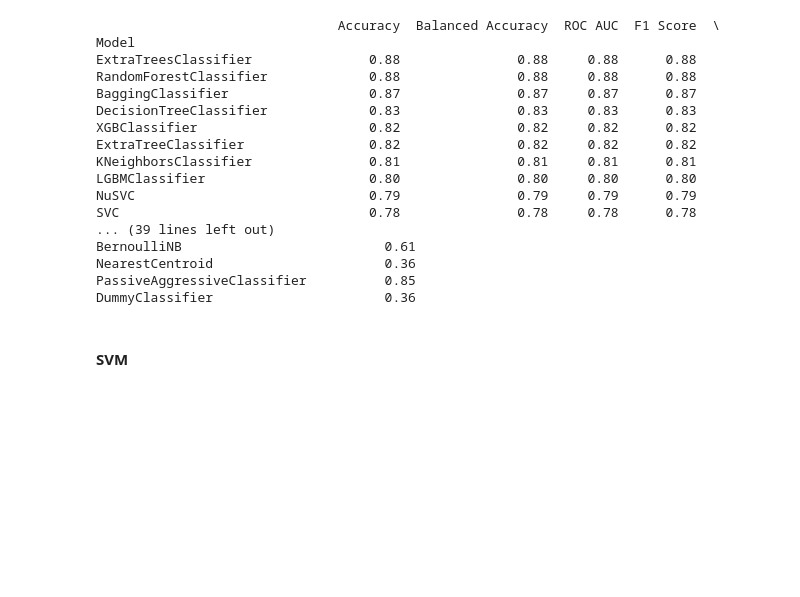
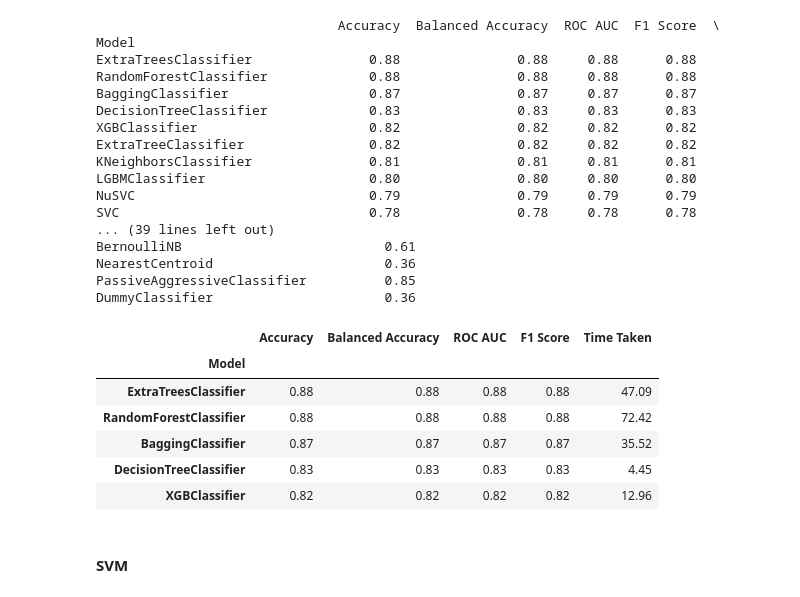
Before and after one commit to andresdlRoca/Guardian_Virtual, a Jupyter notebook: scripts/dev/url_detection.ipynb, the cells around one changed output. Cells and saved outputs as stored; diff of their text form; code cells hidden in the pictures; blank space fills up the shorter version.

```diff
--- a/scripts/dev/url_detection.ipynb
+++ b/scripts/dev/url_detection.ipynb
@@ -497,6 +497,17 @@ BernoulliNB                          0.61
 NearestCentroid                      0.36
 PassiveAggressiveClassifier          0.85
 DummyClassifier                      0.36
+# %%
+# Show the top 5 models
+models.head(5)
+# %% [output]
+|  | Accuracy | Balanced Accuracy | ROC AUC | F1 Score | Time Taken |
+| Model |  |  |  |  |  |
+| ExtraTreesClassifier | 0.88 | 0.88 | 0.88 | 0.88 | 47.09 |
+| RandomForestClassifier | 0.88 | 0.88 | 0.88 | 0.88 | 72.42 |
+| BaggingClassifier | 0.87 | 0.87 | 0.87 | 0.87 | 35.52 |
+| DecisionTreeClassifier | 0.83 | 0.83 | 0.83 | 0.83 | 4.45 |
+| XGBClassifier | 0.82 | 0.82 | 0.82 | 0.82 | 12.96 |
 # %% [markdown]
 #### SVM
 # %%
```
Also changed, not shown: 2 other files.
